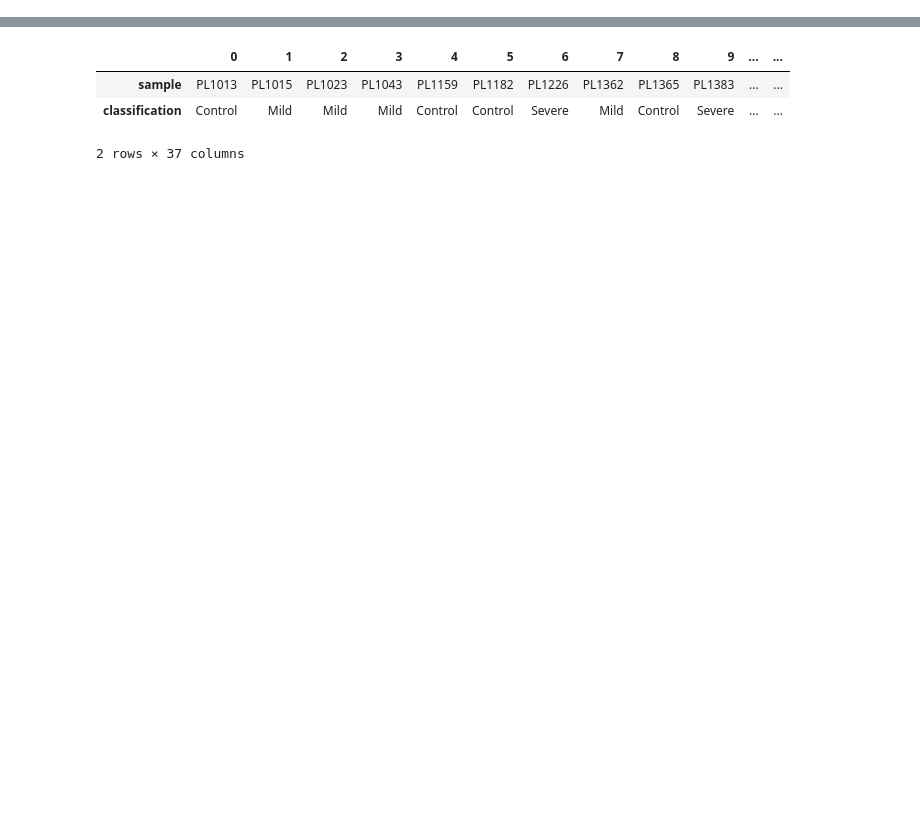
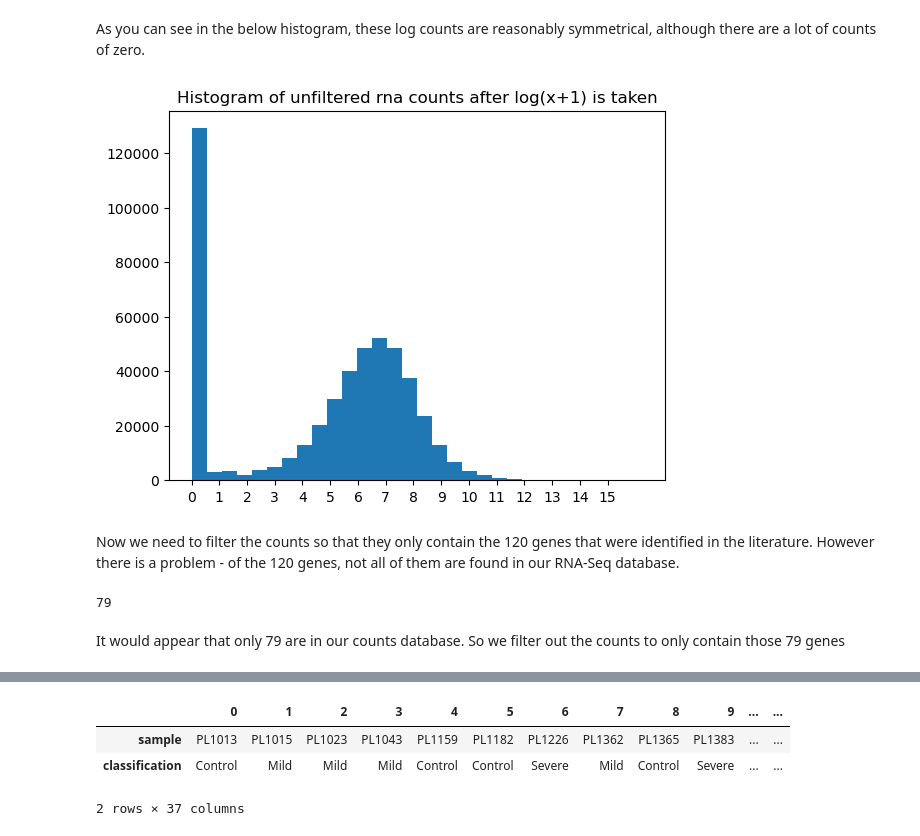
Before and after one commit to SignatureDiagnostics/pathway_analysis, a Jupyter notebook: logistic_regression.ipynb, the cells around one changed output, grey strips where cells are left out. Cells and saved outputs as stored; diff of their text form; code cells hidden in the pictures; blank space fills up the shorter version.

```diff
--- a/logistic_regression.ipynb
+++ b/logistic_regression.ipynb
@@ -20,0 +83,3 @@ First we load the raw metadata file, `pe-rna-metadata.csv` which maps the sample
+# %%
+unprocessed_counts = pd.read_csv('gene_data/pe-rna-counts.csv', index_col=0)
+unprocessed_counts
@@ -20,0 +102,5 @@ First we load the raw metadata file, `pe-rna-metadata.csv` which maps the sample
+# %%
+import numpy as np
+rng = np.random.default_rng(seed=5952)
+unfiltered_counts = np.log1p(unprocessed_counts)
+unfiltered_counts
@@ -20,0 +121,19 @@ First we load the raw metadata file, `pe-rna-metadata.csv` which maps the sample
+# %% [markdown]
+As you can see in the below histogram, these log counts are reasonably symmetrical, although there are a lot of counts of zero.
+# %%
+import matplotlib.pyplot as plt
+fig = plt.figure()
+plt.hist(unfiltered_counts.stack(), bins=30)
+plt.xticks(list(range(16)))
+plt.title("Histogram of unfiltered rna counts after log(x+1) is taken")
+plt.show()
+# %% [output]
+[figure, added]
+# %% [markdown]
+Now we need to filter the counts so that they only contain the 120 genes that were identified in the literature. However there is a problem - of the 120 genes, not all of them are found in our RNA-Seq database.
+# %%
+len([code for code in genes if code in unfiltered_counts.index])
+# %% [output]
+79
+# %% [markdown]
+It would appear that only 79 are in our counts database. So we filter out the counts to only contain those 79 genes
```
Also changed, not shown: parts of 94 cells of this notebook, 1 other file.
